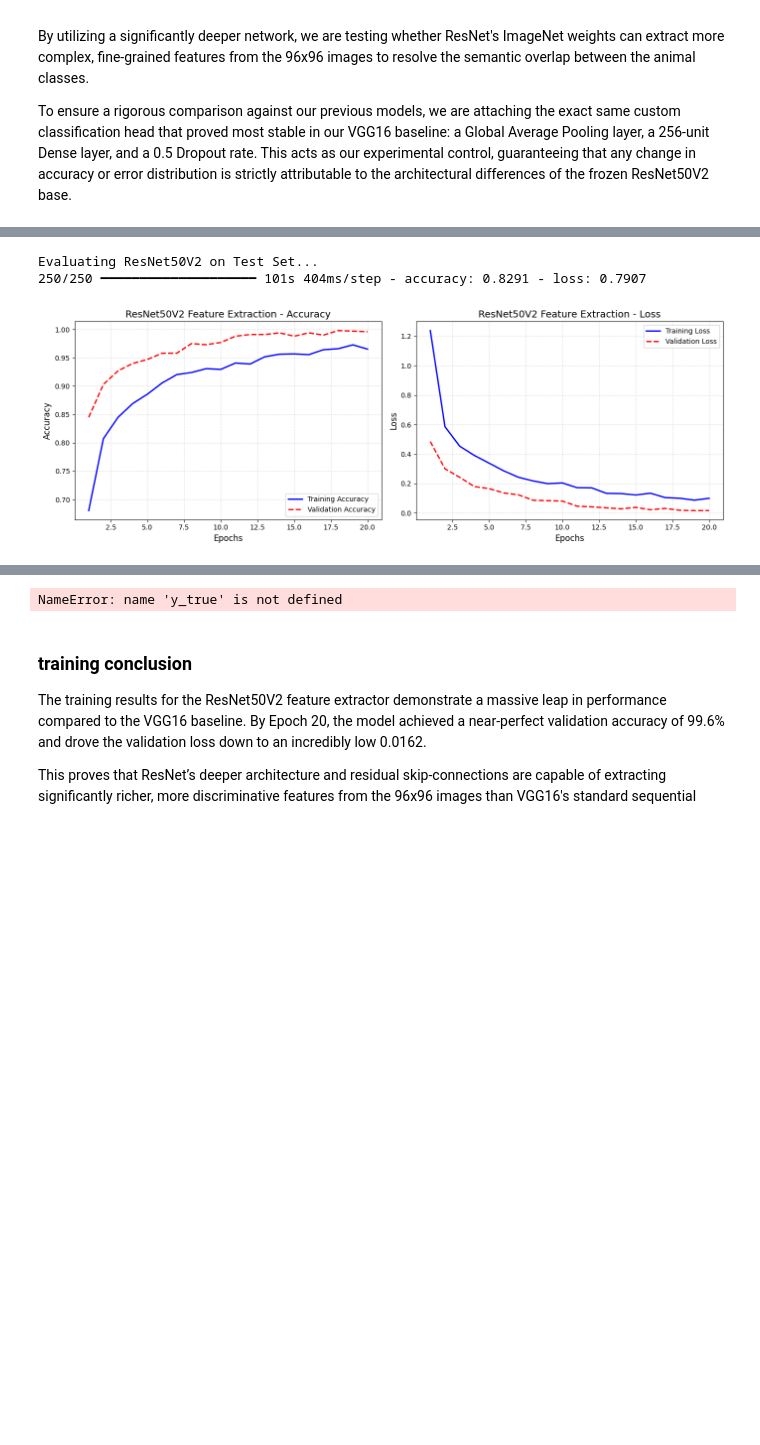
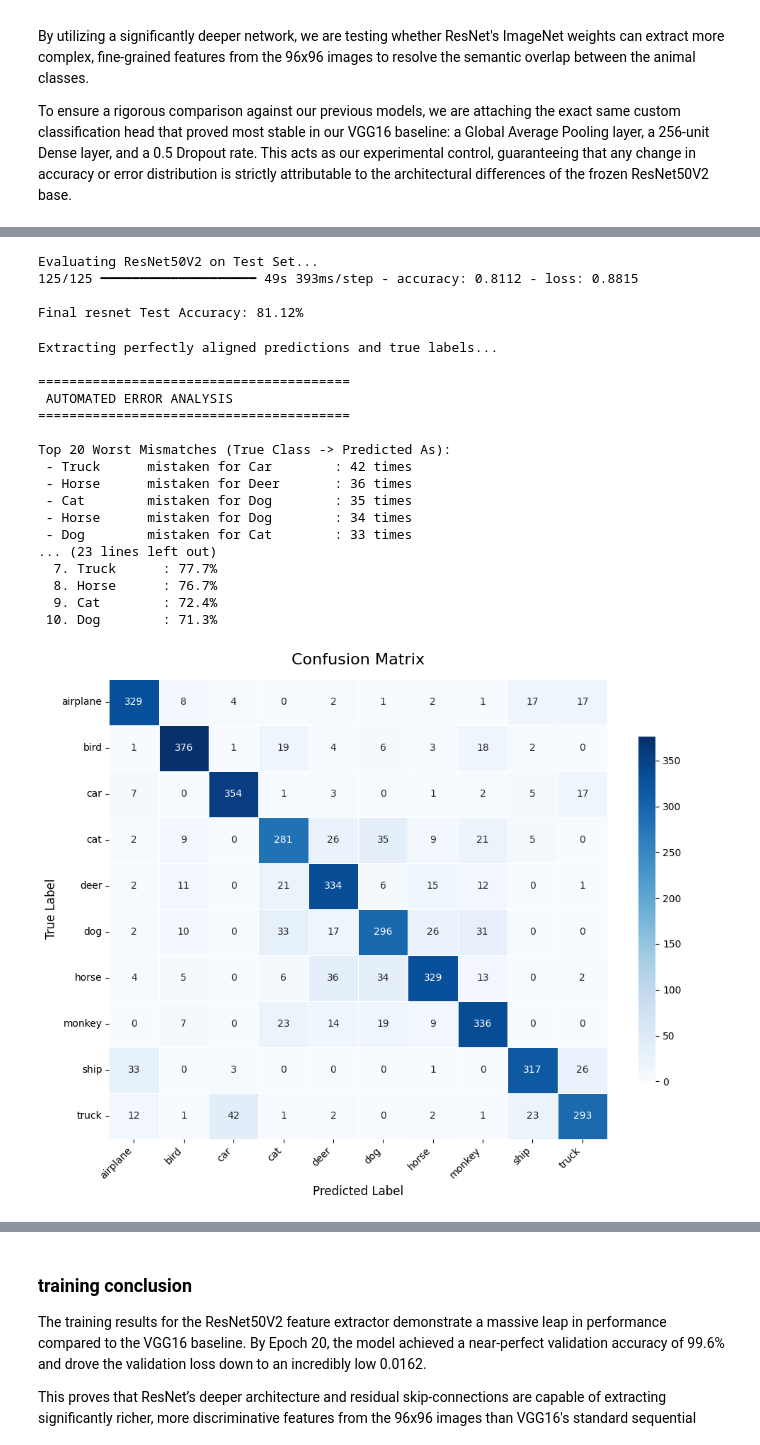
Before and after one commit to kai-0910/CNN_Herbst_Wassim, a Jupyter notebook: Part2_03.1_pretrained_CNNs_feature_extraction.ipynb, the cells around one changed output, grey strips where cells are left out. Drawn from its saved outputs; the diff is of its cells as text; code cells hidden in the pictures; blank space fills up the shorter version.

Commit message:
fix : error and add author name

```diff
--- a/Part2_03.1_pretrained_CNNs_feature_extraction.ipynb
+++ b/Part2_03.1_pretrained_CNNs_feature_extraction.ipynb
@@ -974,3 +974,37 @@ Epoch 19/20
 125/125 ━━━━━━━━━━━━━━━━━━━━ 114s 906ms/step - accuracy: 0.9728 - loss: 0.0871 - val_accuracy: 0.9970 - val_loss: 0.0160
 Epoch 20/20
 125/125 ━━━━━━━━━━━━━━━━━━━━ 108s 862ms/step - accuracy: 0.9653 - loss: 0.0996 - val_accuracy: 0.9960 - val_loss: 0.0162
+# %%
+print("--- Building ResNet50V2 Feature Extractor ---")
+
+# 1. Load the ResNet50V2 base model
+resnet_base = keras.applications.ResNet50V2(
+    weights='imagenet',
+    include_top=False,
+    input_shape=(96, 96, 3)
+)
+
+# 2. Freeze the base model
+resnet_base.trainable = False
+
+# 3. Create the custom classifier on top
+inputs = keras.Input(shape=(96, 96, 3))
+x = resnet_base(inputs, training=False)
+x = layers.GlobalAveragePooling2D()(x)
+x = layers.Dense(256, activation='relu')(x)
+x = layers.Dropout(0.5)(x)
+outputs = layers.Dense(10, activation='softmax')(x)
+
+resnet_model = keras.Model(inputs, outputs, name="ResNet50V2_Feature_Extractor")
+
+# 4. Compile the model
+resnet_model.compile(optimizer='adam', loss='categorical_crossentropy', metrics=['accuracy'])
+
+# 5. Train the model
+print("\nTraining ResNet50V2...")
+resnet_history = resnet_model.fit(
+    train_dataset,
+    epochs=20,
+    validation_data=val_dataset,
+    callbacks=[early_stopping]
+)
@@ -977,13 +1033,31 @@ Epoch 20/20
+# %%
+# 6. Evaluate and Plot
+print("\nEvaluating ResNet50V2 on Test Set...")
+vgg_test_loss, vgg_test_acc = resnet_model.evaluate(test_dataset)
+print(f"\nFinal resnet Test Accuracy: {vgg_test_acc * 100:.2f}%\n")
+# %% [output]
+Evaluating ResNet50V2 on Test Set...
+125/125 ━━━━━━━━━━━━━━━━━━━━ 49s 393ms/step - accuracy: 0.8112 - loss: 0.8815
+
+Final resnet Test Accuracy: 81.12%
 # %%
-# 6. Evaluate and Plot
-print("\nEvaluating ResNet50V2 on Test Set...")
-resnet_test_loss, resnet_test_acc = resnet_model.evaluate(test_dataset)
-plot_training_history(resnet_history, model_name="ResNet50V2 Feature Extraction")
-
-# 7. Generate Confusion Matrix
-y_pred_probs_resnet = resnet_model.predict(test_dataset)
-plot_confusion_matrix(y_true, y_pred_probs_resnet, stl10_classes)
+analyze_model_errors(resnet_model, test_dataset, stl10_classes, num_mismatches=20)
 # %% [output]
-Evaluating ResNet50V2 on Test Set...
-250/250 ━━━━━━━━━━━━━━━━━━━━ 101s 404ms/step - accuracy: 0.8291 - loss: 0.7907
+Extracting perfectly aligned predictions and true labels...
+
+========================================
+ AUTOMATED ERROR ANALYSIS
+========================================
+
+Top 20 Worst Mismatches (True Class -> Predicted As):
+ - Truck      mistaken for Car        : 42 times
+ - Horse      mistaken for Deer       : 36 times
+ - Cat        mistaken for Dog        : 35 times
+ - Horse      mistaken for Dog        : 34 times
+ - Dog        mistaken for Cat        : 33 times
+... (23 lines left out)
+  7. Truck      : 77.7%
+  8. Horse      : 76.7%
+  9. Cat        : 72.4%
+ 10. Dog        : 71.3%
-[figure, old version]
+[figure, new version]
@@ -991,4 +1064,3 @@ Evaluating ResNet50V2 on Test Set...
-NameError: name 'y_true' is not defined
 # %% [markdown]
 ### training conclusion
 
```
Also changed, not shown: parts of 4 cells of this notebook, 1 other file.
